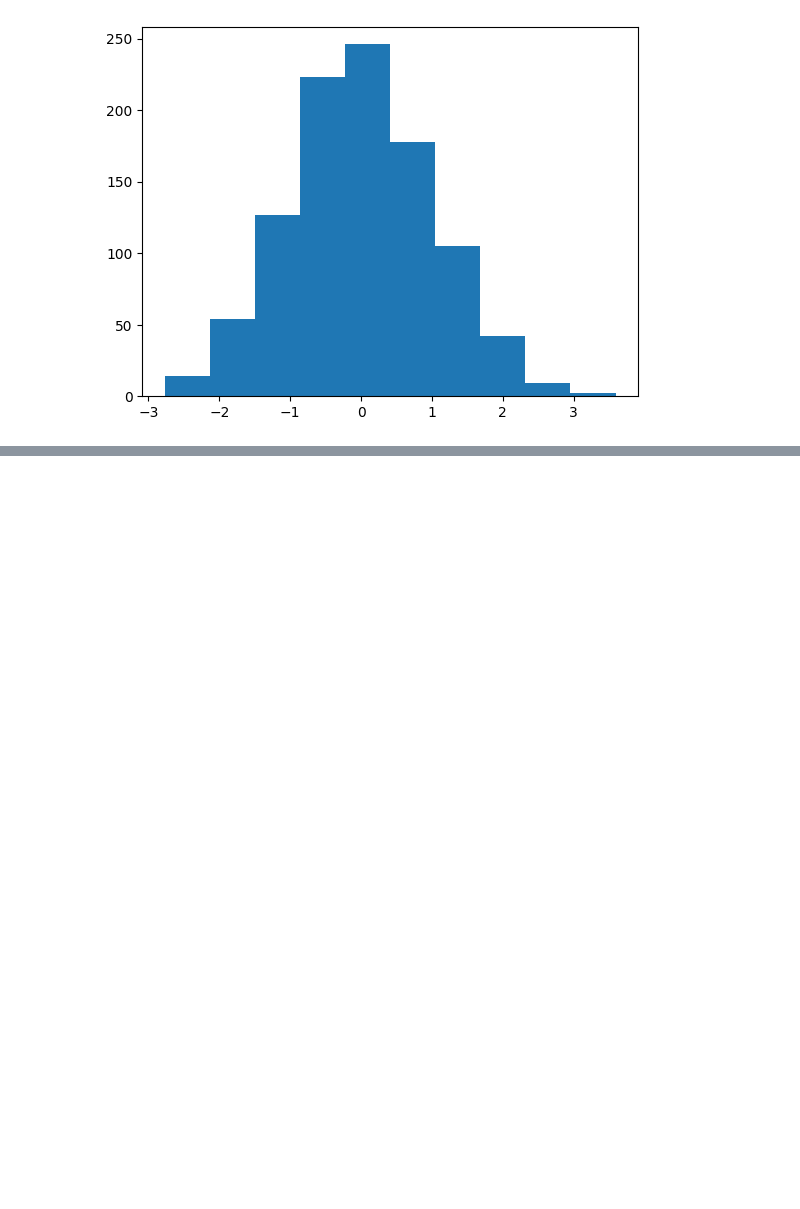
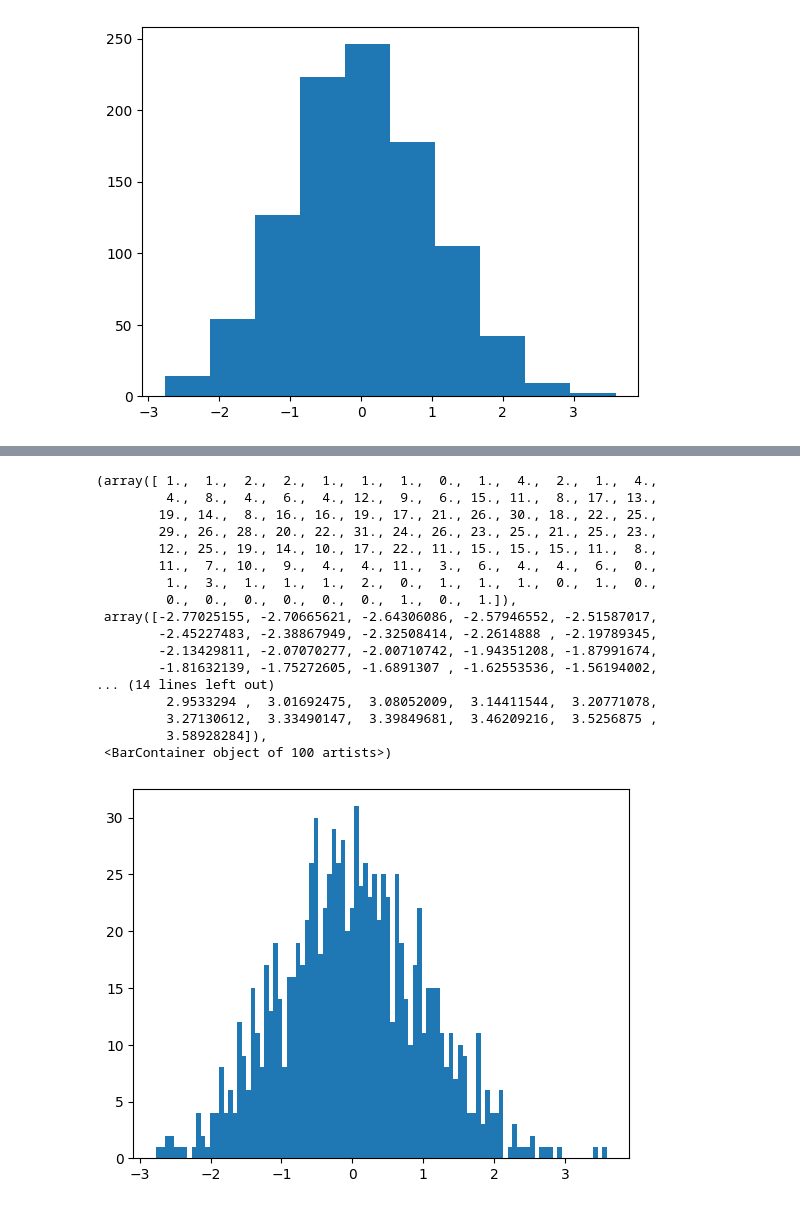
Before and after one commit to morey-ow/cs2521-summer2023, a Jupyter notebook: chapter4notes.ipynb, the cells around one changed output, grey strips where cells are left out. Saved outputs shown, nothing was run; the diff lists cells and outputs as text; code cells hidden in the pictures; blank space fills up the shorter version.

```diff
--- a/chapter4notes.ipynb
+++ b/chapter4notes.ipynb
@@ -559,0 +580,21 @@ plt.hist(x)
+# %%
+plt.hist(x, 100)
+# %% [output]
+(array([ 1.,  1.,  2.,  2.,  1.,  1.,  1.,  0.,  1.,  4.,  2.,  1.,  4.,
+         4.,  8.,  4.,  6.,  4., 12.,  9.,  6., 15., 11.,  8., 17., 13.,
+        19., 14.,  8., 16., 16., 19., 17., 21., 26., 30., 18., 22., 25.,
+        29., 26., 28., 20., 22., 31., 24., 26., 23., 25., 21., 25., 23.,
+        12., 25., 19., 14., 10., 17., 22., 11., 15., 15., 15., 11.,  8.,
+        11.,  7., 10.,  9.,  4.,  4., 11.,  3.,  6.,  4.,  4.,  6.,  0.,
+         1.,  3.,  1.,  1.,  1.,  2.,  0.,  1.,  1.,  1.,  0.,  1.,  0.,
+         0.,  0.,  0.,  0.,  0.,  0.,  1.,  0.,  1.]),
+ array([-2.77025155, -2.70665621, -2.64306086, -2.57946552, -2.51587017,
+        -2.45227483, -2.38867949, -2.32508414, -2.2614888 , -2.19789345,
+        -2.13429811, -2.07070277, -2.00710742, -1.94351208, -1.87991674,
+        -1.81632139, -1.75272605, -1.6891307 , -1.62553536, -1.56194002,
+... (14 lines left out)
+         2.9533294 ,  3.01692475,  3.08052009,  3.14411544,  3.20771078,
+         3.27130612,  3.33490147,  3.39849681,  3.46209216,  3.5256875 ,
+         3.58928284]),
+ <BarContainer object of 100 artists>)
+[figure, added]
```
Also changed, not shown: parts of 6 cells of this notebook.
